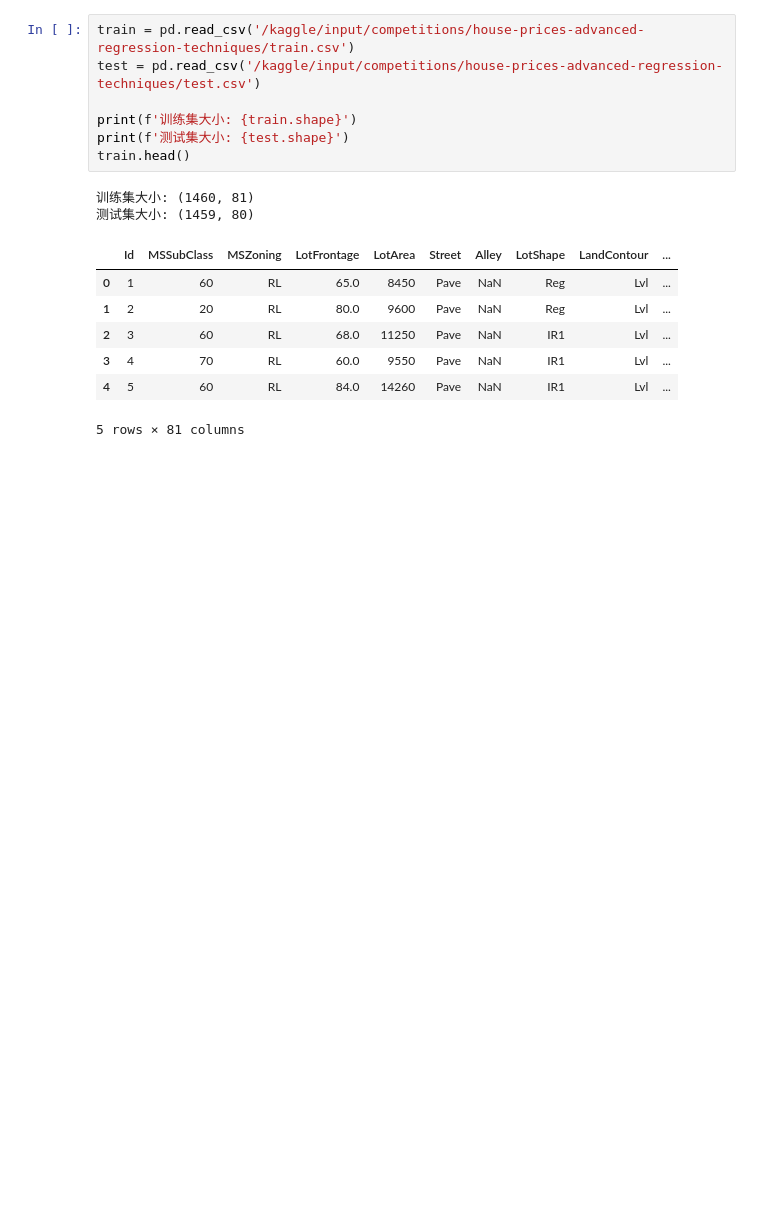
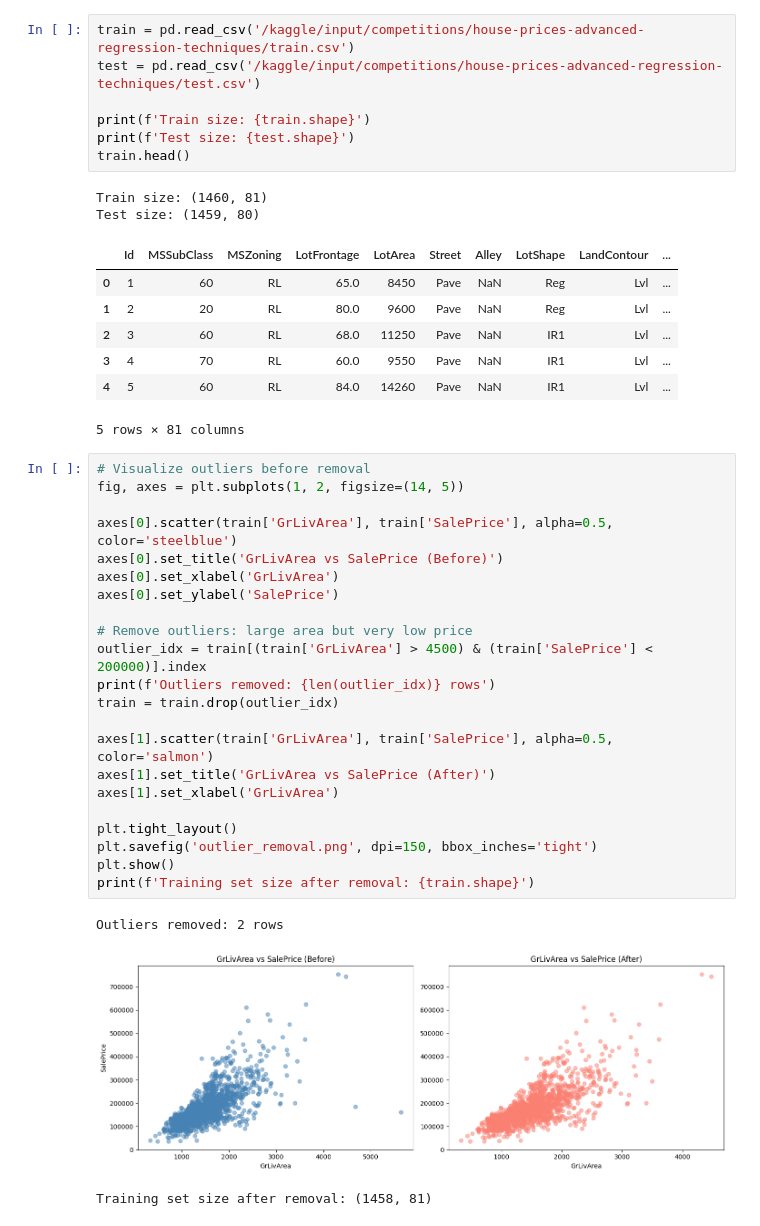
Before and after one commit to koishi-czhua/kaggle, a Jupyter notebook: notebook0cc61a706b.ipynb, the cells around one changed output. Cells and saved outputs as stored; diff of their text form; blank space fills up the shorter version.

```diff
--- a/notebook0cc61a706b.ipynb
+++ b/notebook0cc61a706b.ipynb
@@ -24,12 +28,12 @@ print('库导入完成！')
 train = pd.read_csv('/kaggle/input/competitions/house-prices-advanced-regression-techniques/train.csv')
 test = pd.read_csv('/kaggle/input/competitions/house-prices-advanced-regression-techniques/test.csv')
 
-print(f'训练集大小: {train.shape}')
-print(f'测试集大小: {test.shape}')
+print(f'Train size: {train.shape}')
+print(f'Test size: {test.shape}')
 train.head()
 # %% [output]
-训练集大小: (1460, 81)
-测试集大小: (1459, 80)
+Train size: (1460, 81)
+Test size: (1459, 80)
 |  | Id | MSSubClass | MSZoning | LotFrontage | LotArea | Street | Alley | LotShape | LandContour | ... |
 | 0 | 1 | 60 | RL | 65.0 | 8450 | Pave | NaN | Reg | Lvl | ... |
 | 1 | 2 | 20 | RL | 80.0 | 9600 | Pave | NaN | Reg | Lvl | ... |
@@ -37,4 +41,30 @@ train.head()
 | 3 | 4 | 70 | RL | 60.0 | 9550 | Pave | NaN | IR1 | Lvl | ... |
 | 4 | 5 | 60 | RL | 84.0 | 14260 | Pave | NaN | IR1 | Lvl | ... |
 5 rows × 81 columns
+# %%
+# Visualize outliers before removal
+fig, axes = plt.subplots(1, 2, figsize=(14, 5))
+
+axes[0].scatter(train['GrLivArea'], train['SalePrice'], alpha=0.5, color='steelblue')
+axes[0].set_title('GrLivArea vs SalePrice (Before)')
+axes[0].set_xlabel('GrLivArea')
+axes[0].set_ylabel('SalePrice')
+
+# Remove outliers: large area but very low price
+outlier_idx = train[(train['GrLivArea'] > 4500) & (train['SalePrice'] < 200000)].index
+print(f'Outliers removed: {len(outlier_idx)} rows')
+train = train.drop(outlier_idx)
+
+axes[1].scatter(train['GrLivArea'], train['SalePrice'], alpha=0.5, color='salmon')
+axes[1].set_title('GrLivArea vs SalePrice (After)')
+axes[1].set_xlabel('GrLivArea')
+
+plt.tight_layout()
+plt.savefig('outlier_removal.png', dpi=150, bbox_inches='tight')
+plt.show()
+print(f'Training set size after removal: {train.shape}')
+# %% [output]
+Outliers removed: 2 rows
+[figure, added]
+Training set size after removal: (1458, 81)
 # %%
```
Also changed, not shown: parts of 14 cells of this notebook.
